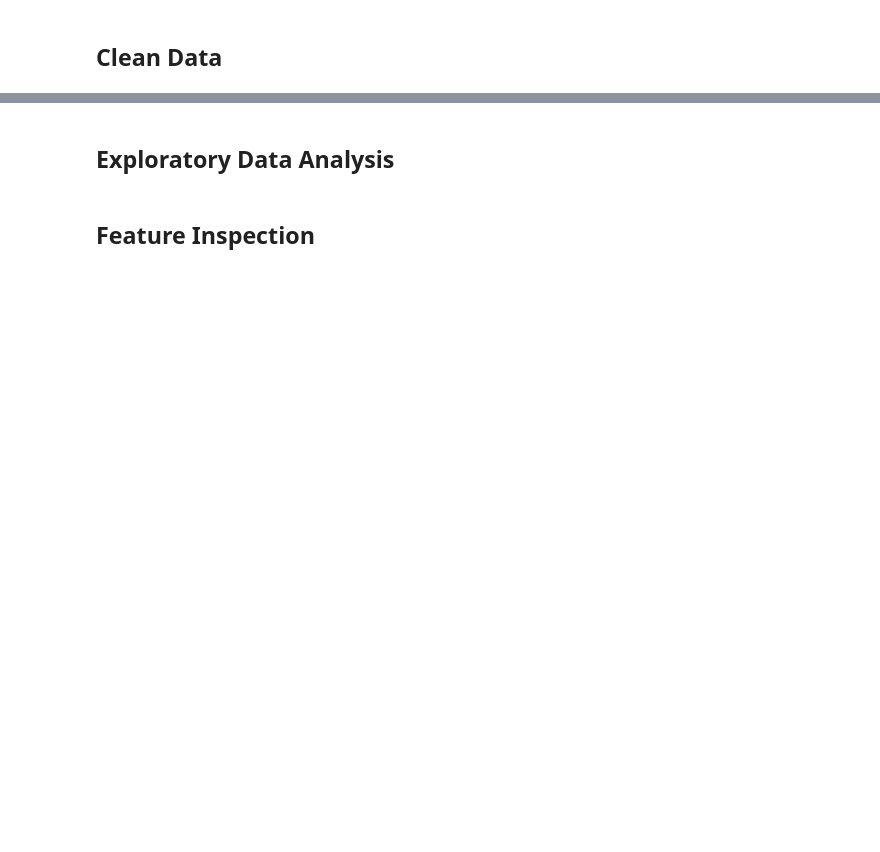
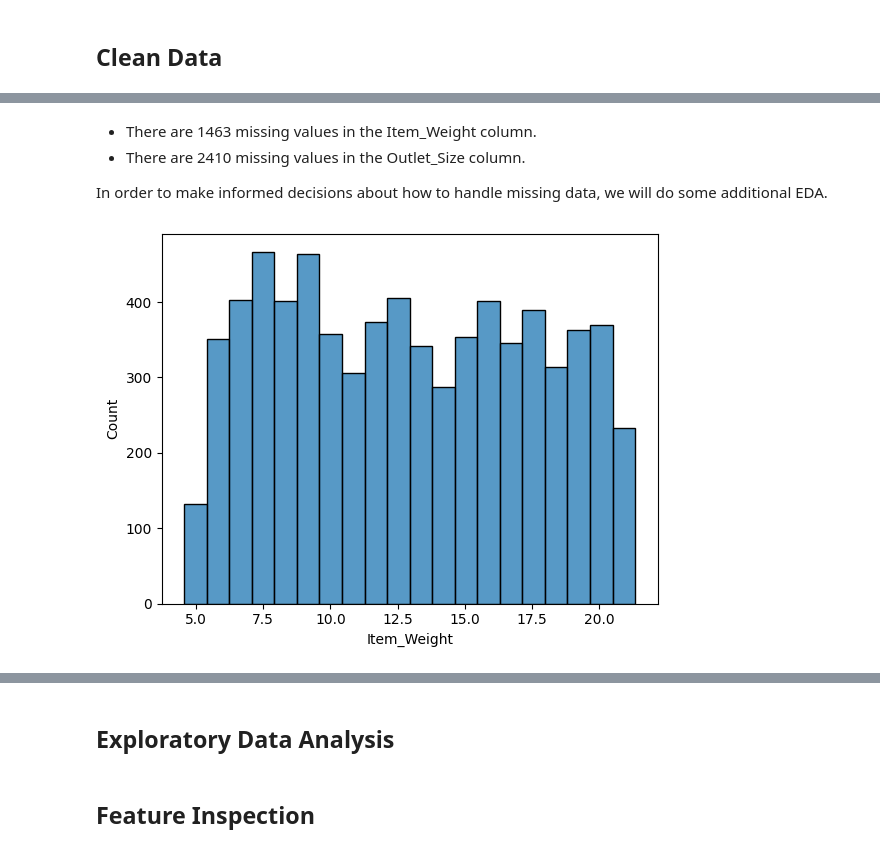
Before and after one commit to hekmat-ashqer/Prediction-of-Product-Sales, a Jupyter notebook: Prediction_of_Product_Sales.ipynb, the cells around one changed output, grey strips where cells are left out. Cells and saved outputs as stored; diff of their text form; code cells hidden in the pictures; blank space fills up the shorter version.

```diff
--- a/Prediction_of_Product_Sales.ipynb
+++ b/Prediction_of_Product_Sales.ipynb
@@ -10,3 +10,15 @@
 ## Project Overview
 # %% [markdown]
 ## Load and Inspect Data
+# %%
+
+
+# Import required packages
+import pandas as pd
+
+# Save the filepath and load the data as "df_sales"
+
+path = '/content/drive/MyDrive/CodingDojo/01-Fundamentals/Week02/Data/sales_predictions_2023.csv'
+
+df = pd.read_csv(path)
+df2 = df.copy()
@@ -14,0 +110,11 @@
+# %% [markdown]
+
+- There are 1463 missing values in the Item_Weight column.
+- There are 2410 missing values in the Outlet_Size column.
+
+In order to make informed decisions about how to handle missing data, we will do some additional EDA.
+# %%
+import seaborn as sns
+ax = sns.histplot(data = df, x = 'Item_Weight')
+# %% [output]
+[figure, added]
```
Also changed, not shown: parts of 35 cells of this notebook.
